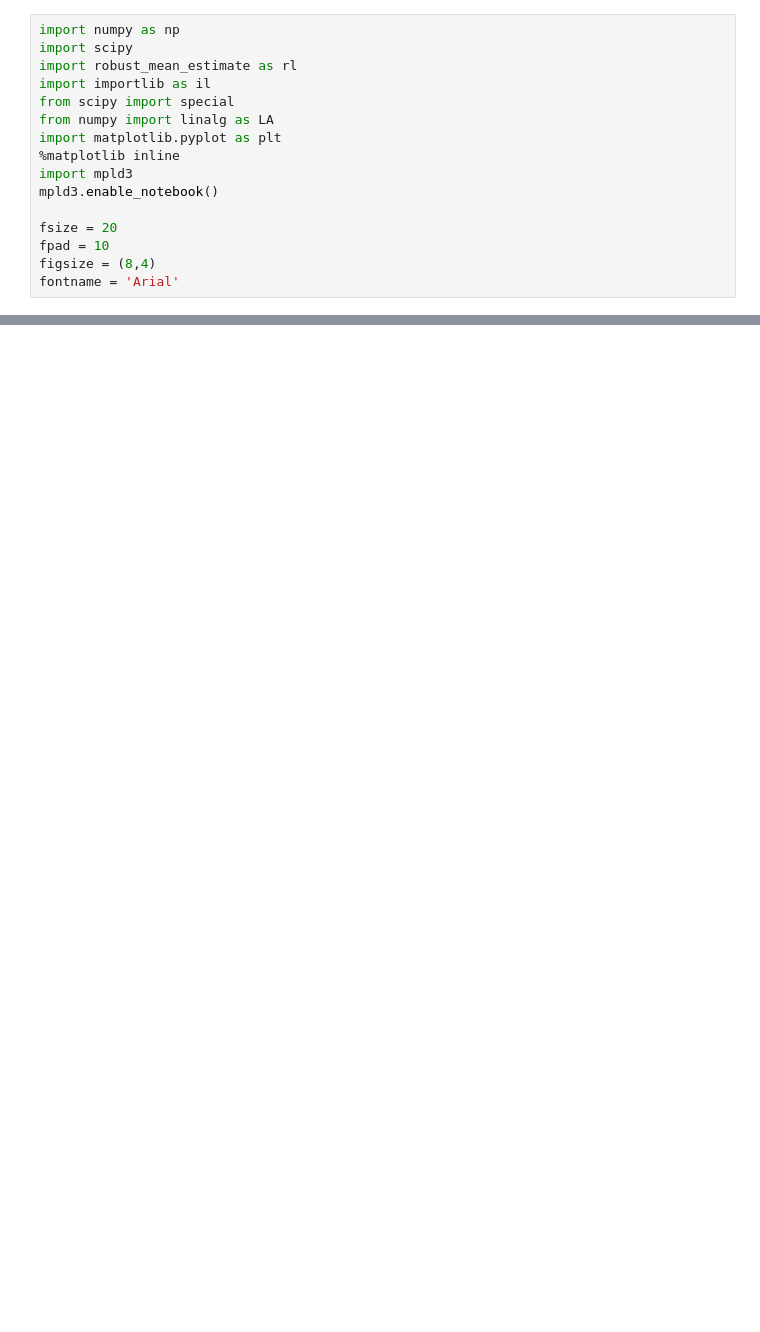
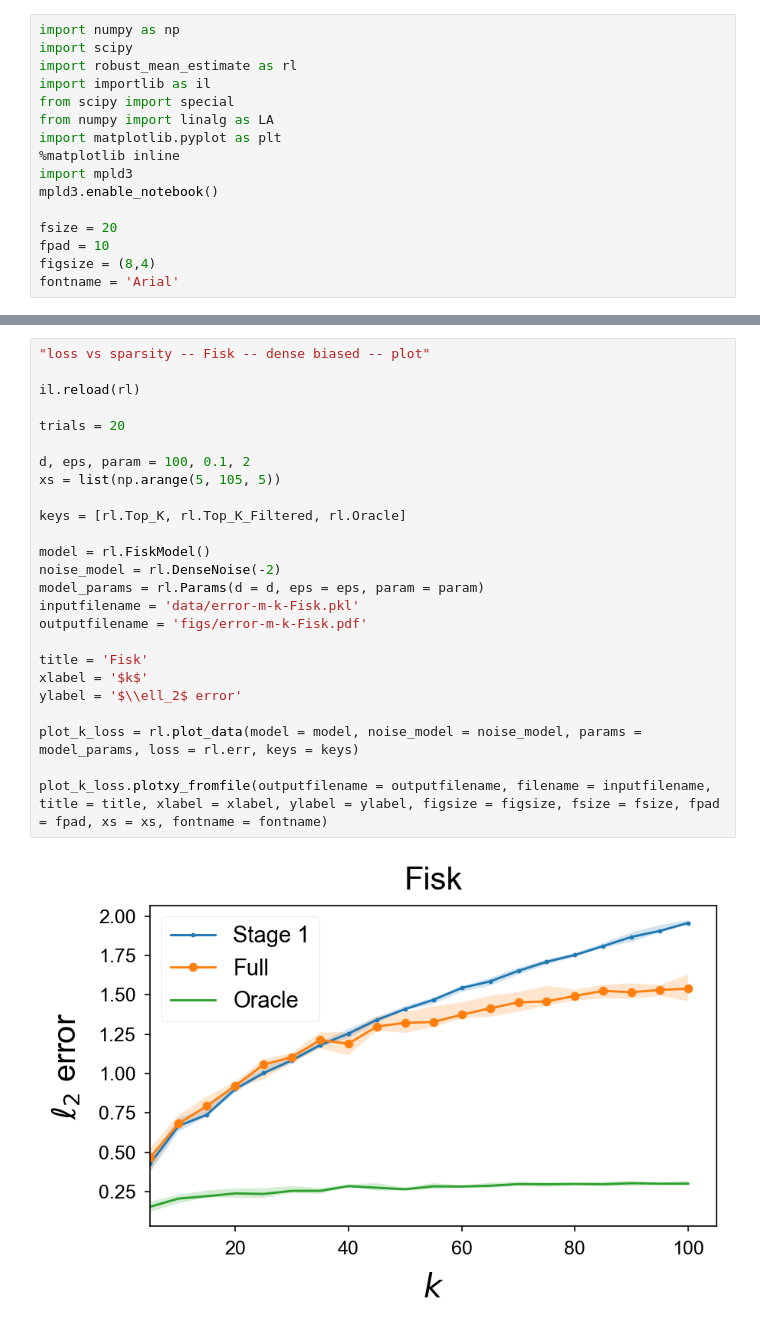
Before and after one commit to ying-hui-he/Robust_mean_estimation, a Jupyter notebook: plot.ipynb, the cells around one changed output, grey strips where cells are left out. Cells and saved outputs as stored; diff of their text form; blank space fills up the shorter version.

```diff
--- a/plot.ipynb
+++ b/plot.ipynb
@@ -324,0 +353,27 @@ plot_eps_loss.plotxy_fromfile(outputfilename = outputfilename, filename = inputf
+# %%
+"loss vs sparsity -- Fisk -- dense biased -- plot"
+
+il.reload(rl)
+
+trials = 20
+
+d, eps, param = 100, 0.1, 2
+xs = list(np.arange(5, 105, 5))
+
+keys = [rl.Top_K, rl.Top_K_Filtered, rl.Oracle]
+
+model = rl.FiskModel()
+noise_model = rl.DenseNoise(-2)
+model_params = rl.Params(d = d, eps = eps, param = param)
+inputfilename = 'data/error-m-k-Fisk.pkl'
+outputfilename = 'figs/error-m-k-Fisk.pdf'
+
+title = 'Fisk'
+xlabel = '$k$'
+ylabel = '$\\ell_2$ error'
+
+plot_k_loss = rl.plot_data(model = model, noise_model = noise_model, params = model_params, loss = rl.err, keys = keys)
+
+plot_k_loss.plotxy_fromfile(outputfilename = outputfilename, filename = inputfilename, title = title, xlabel = xlabel, ylabel = ylabel, figsize = figsize, fsize = fsize, fpad = fpad, xs = xs, fontname = fontname)
+# %% [output]
+[figure, added]
```
Also changed, not shown: parts of 7 cells of this notebook, 13 other files.
